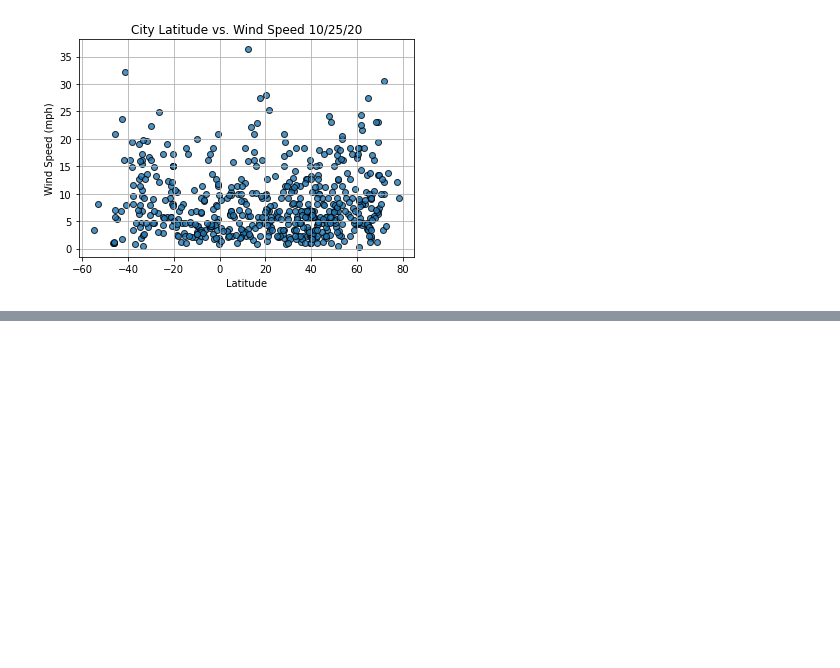
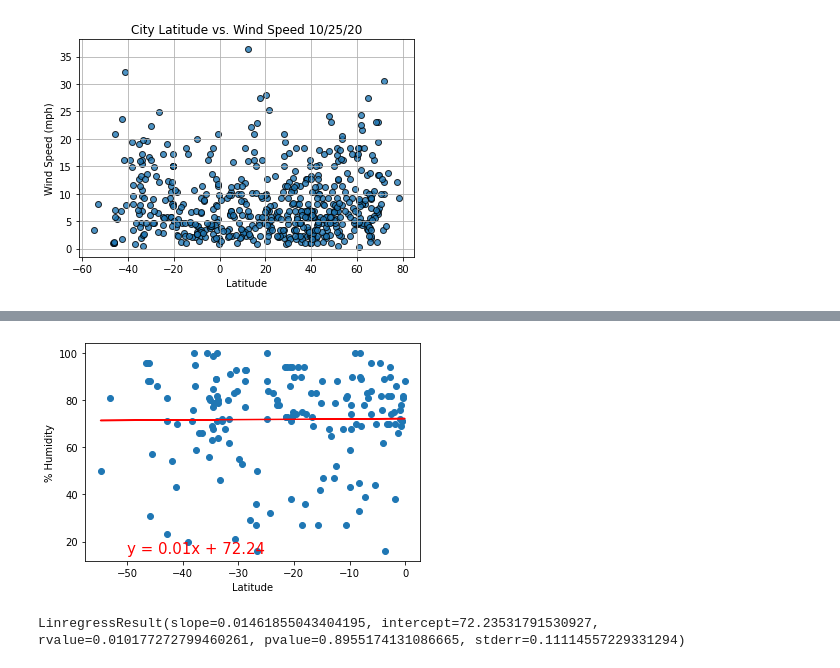
Before and after one commit to mtmcphail/World_Weather_Analysis, a Jupyter notebook: WeatherPy.ipynb, the cells around one changed output, grey strips where cells are left out. Cells and saved outputs as stored; diff of their text form; code cells hidden in the pictures; blank space fills up the shorter version.

```diff
--- a/WeatherPy.ipynb
+++ b/WeatherPy.ipynb
@@ -249,0 +307,15 @@ plt.show()
+# %%
+# Linear regression on the Southern Hemisphere
+x_values = southern_hemi_df["Lat"]
+y_values = southern_hemi_df["Humidity"]
+# Call the function.
+plot_linear_regression(x_values,
+                       y_values,
+                       'Linear Regression on the Southern Hemisphere for % Humidity',
+                       '% Humidity',
+                       (-50,15))
+
+linregress(x_values, y_values)
+# %% [output]
+[figure, added]
+LinregressResult(slope=0.01461855043404195, intercept=72.23531791530927, rvalue=0.010177272799460261, pvalue=0.8955174131086665, stderr=0.11114557229331294)
```
Also changed, not shown: parts of 9 cells of this notebook.
